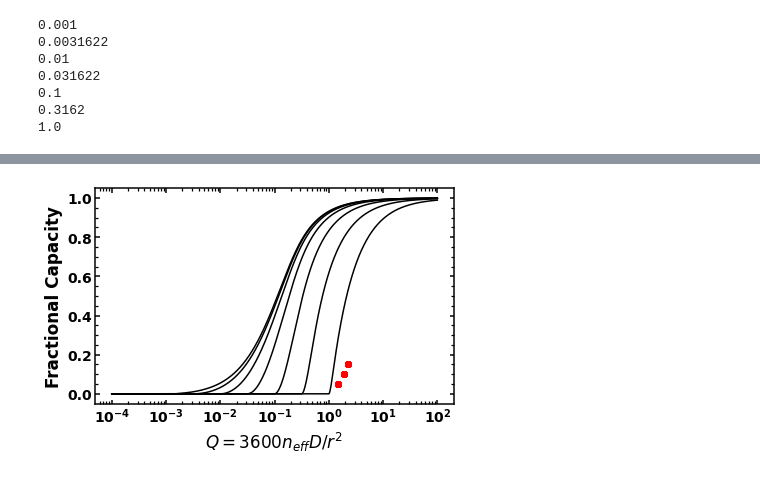
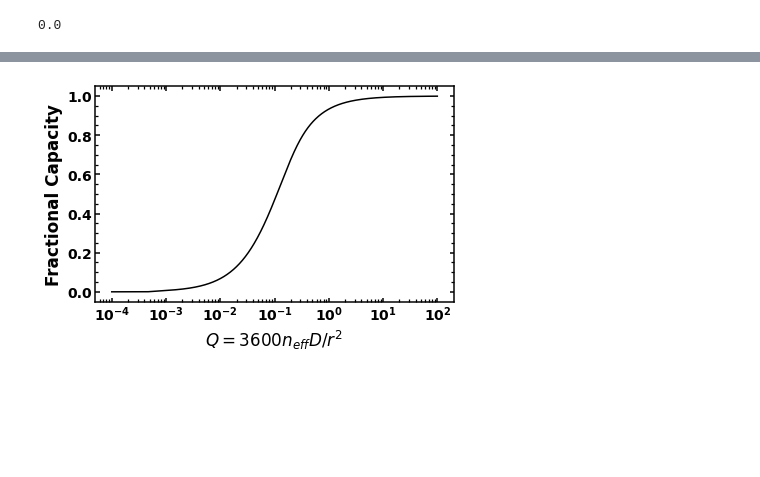
Before and after one commit to mmemcormier/amid, a Jupyter notebook: test_IRfit.ipynb, the cells around one changed output, grey strips where cells are left out. Cells and saved outputs as stored; diff of their text form; code cells hidden in the pictures; blank space fills up the shorter version.

```diff
--- a/test_IRfit.ipynb
+++ b/test_IRfit.ipynb
@@ -14,8 +14,8 @@ alphas = np.unique(np.around(alphas, 8))**2
 alphas = alphas[:nalpha]
 # %%
 # Plot Atlung curve with various R_Ohm
-R_Ohm = np.array([1e-3, 3.1622e-3, 1e-2, 3.1622e-2, 1e-1, 3.162e-1, 1])
-#R_Ohm = np.array([0.0])
+R_Ohm = np.array([0, 1e-3, 3.1622e-3, 1e-2, 3.1622e-2, 1e-1, 3.162e-1, 1])
+R_Ohm = np.array([0.0])
 nQ = 1000
 A = 3
 B = 5
@@ -48,19 +48,13 @@ with plt.style.context('grapher'):
                 Q_thr2[i] = Q_arr[j]
 
         plt.semilogx(Q_arr, tau_sol, '-k')
-        Qdata = np.multiply([1.5, 1.9, 2.3], 1)
-        taudata = [0.05, 0.1, 0.15]
-        plt.semilogx(Qdata, taudata, 'or')
+        #Qdata = np.multiply([1.5, 1.9, 2.3], 1)
+        #taudata = [0.05, 0.1, 0.15]
+        #plt.semilogx(Qdata, taudata, 'or')
 
     #plt.semilogx(Q_thr1, tau_thr1)
     #plt.semilogx(Q_thr2, tau_thr2)
     plt.xlabel(r'$Q = 3600 n_{eff} D/ r^2$')
     plt.ylabel('Fractional Capacity')
 # %% [output]
-0.001
-0.0031622
-0.01
-0.031622
-0.1
-0.3162
-1.0
+0.0
@@ -68 +61 @@ with plt.style.context('grapher'):
-[figure, old version]
+[figure, new version]
```
Also changed, not shown: parts of 1 cell of this notebook, 2 other files.
